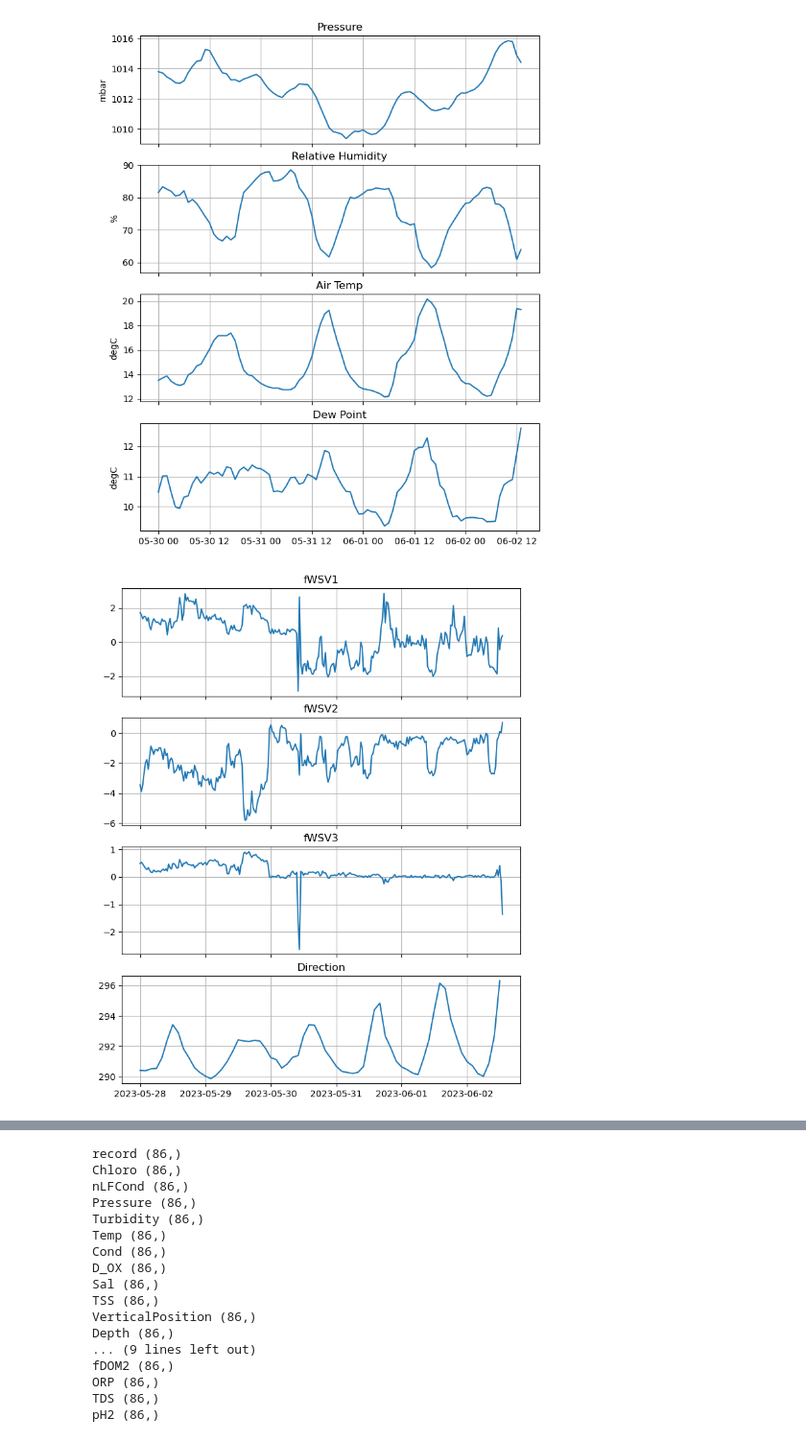
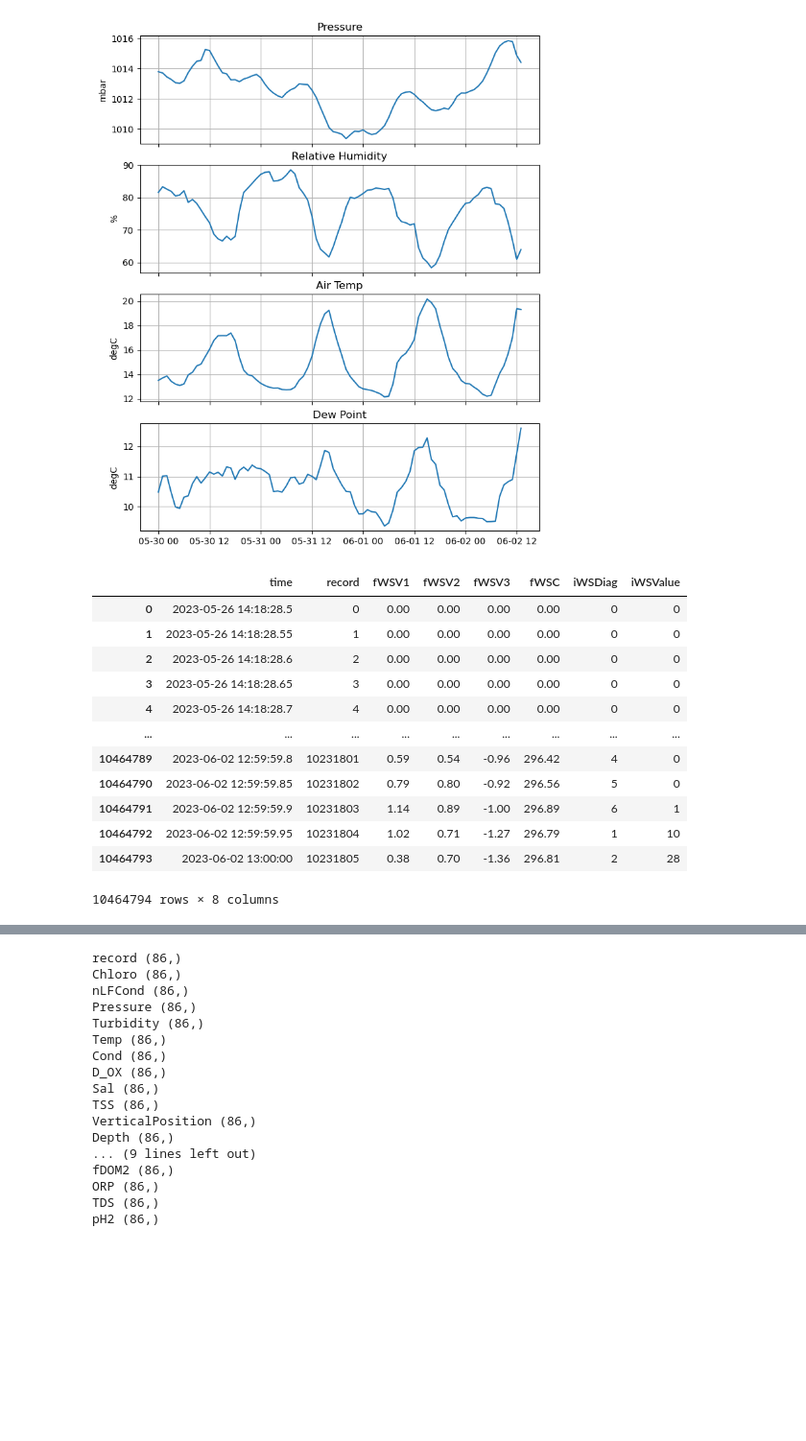
Before and after one commit to sscopazzi/Cal_Poly_Maritime_Academy_Research_Buoy, a Jupyter notebook: python_code/deployment_test.ipynb, the cells around one changed output, grey strips where cells are left out. Shown at 96% size. Cells and saved outputs as stored; diff of their text form; code cells hidden in the pictures; blank space fills up the shorter version.

```diff
--- a/python_code/deployment_test.ipynb
+++ b/python_code/deployment_test.ipynb
@@ -165,37 +152,50 @@ ax[0].grid(),ax[1].grid(),ax[2].grid(),ax[3].grid();
 [figure]
 # %%
 ## WS
-df_list = [] # init empty dataframe
+ws_list = [] # init empty dataframe
 
-for x in ws:
+for x in ws_raw:
     loop = pd.read_csv(x,sep=',',
                        names=["time","record","fWSV1","fWSV2","fWSV3","fWSC","iWSDiag","iWSValue"],
                        header=3,
                        parse_dates=[0])
-    df_list.append(loop)
+    ws_list.append(loop)
 
-dl = pd.concat(df_list,ignore_index=True)
-dl = dl.set_index('time')                   # set the time column to be the index
-dl = dl.loc['2023-05-28':'2023-06-03']      # slicing dates I want
+ws = pd.concat(ws_list,ignore_index=True)
+ws
+ws = ws.set_index('time')                   # set the time column to be the index
+# ws = ws.loc['2023-05-28':'2023-06-03']      # slicing dates I want
 
-dl_hhr = dl.resample('30MIN').mean()
-dl_2hr = dl.resample('2H').mean()
+# ws_hhr = ws.resample('30MIN').mean()
+# ws_2hr = ws.resample('2H').mean()
 
-fig,ax=plt.subplots(ncols=1,nrows=4,figsize=(8,10),sharex=ax[0])
+# fig,ax=plt.subplots(ncols=1,nrows=4,figsize=(8,10),sharex=ax)
 
-ax[0].plot(dl_hhr.index,dl_hhr.fWSV1)
-#ax[0].set_ylabel('Wind Speed') dunno
-ax[0].set_title('fWSV1')
+# ax[0].plot(ws_hhr.index,ws_hhr.fWSV1)
+# #ax[0].set_ylabel('Wind Speed') dunno
+# ax[0].set_title('fWSV1')
 
-ax[1].plot(dl_hhr.index,dl_hhr.fWSV2)
-ax[1].set_title('fWSV2')
+# ax[1].plot(ws_hhr.index,ws_hhr.fWSV2)
+# ax[1].set_title('fWSV2')
 
-ax[2].plot(dl_hhr.index,dl_hhr.fWSV3)
-ax[2].set_title('fWSV3')
+# ax[2].plot(ws_hhr.index,ws_hhr.fWSV3)
+# ax[2].set_title('fWSV3')
 
-ax[3].plot(dl_2hr.index,dl_2hr.fWSC)
-ax[3].set_title('Direction')
+# ax[3].plot(ws_2hr.index,ws_2hr.fWSC)
+# ax[3].set_title('Direction')
 
-ax[0].grid(),ax[1].grid(),ax[2].grid(),ax[3].grid();
+# ax[0].grid(),ax[1].grid(),ax[2].grid(),ax[3].grid();
 # %% [output]
-[figure, removed]
+|  | time | record | fWSV1 | fWSV2 | fWSV3 | fWSC | iWSDiag | iWSValue |
+| 0 | 2023-05-26 14:18:28.5 | 0 | 0.00 | 0.00 | 0.00 | 0.00 | 0 | 0 |
+| 1 | 2023-05-26 14:18:28.55 | 1 | 0.00 | 0.00 | 0.00 | 0.00 | 0 | 0 |
+| 2 | 2023-05-26 14:18:28.6 | 2 | 0.00 | 0.00 | 0.00 | 0.00 | 0 | 0 |
+| 3 | 2023-05-26 14:18:28.65 | 3 | 0.00 | 0.00 | 0.00 | 0.00 | 0 | 0 |
+| 4 | 2023-05-26 14:18:28.7 | 4 | 0.00 | 0.00 | 0.00 | 0.00 | 0 | 0 |
+| ... | ... | ... | ... | ... | ... | ... | ... | ... |
+| 10464789 | 2023-06-02 12:59:59.8 | 10231801 | 0.59 | 0.54 | -0.96 | 296.42 | 4 | 0 |
+| 10464790 | 2023-06-02 12:59:59.85 | 10231802 | 0.79 | 0.80 | -0.92 | 296.56 | 5 | 0 |
+| 10464791 | 2023-06-02 12:59:59.9 | 10231803 | 1.14 | 0.89 | -1.00 | 296.89 | 6 | 1 |
+| 10464792 | 2023-06-02 12:59:59.95 | 10231804 | 1.02 | 0.71 | -1.27 | 296.79 | 1 | 10 |
+| 10464793 | 2023-06-02 13:00:00 | 10231805 | 0.38 | 0.70 | -1.36 | 296.81 | 2 | 28 |
+10464794 rows × 8 columns
```
Also changed, not shown: parts of 10 cells of this notebook, 1 other file.
